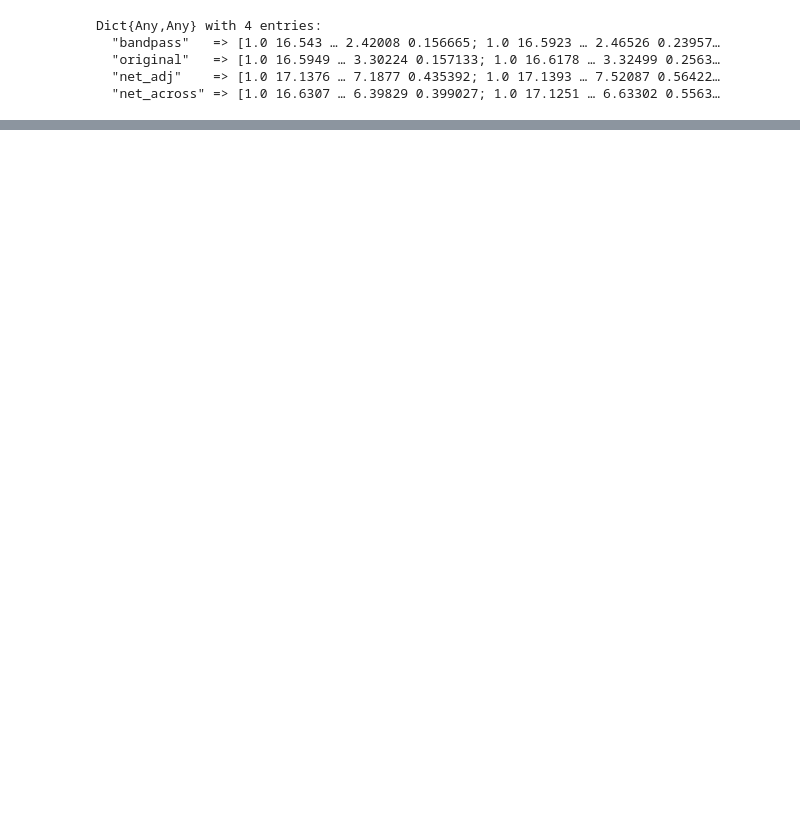
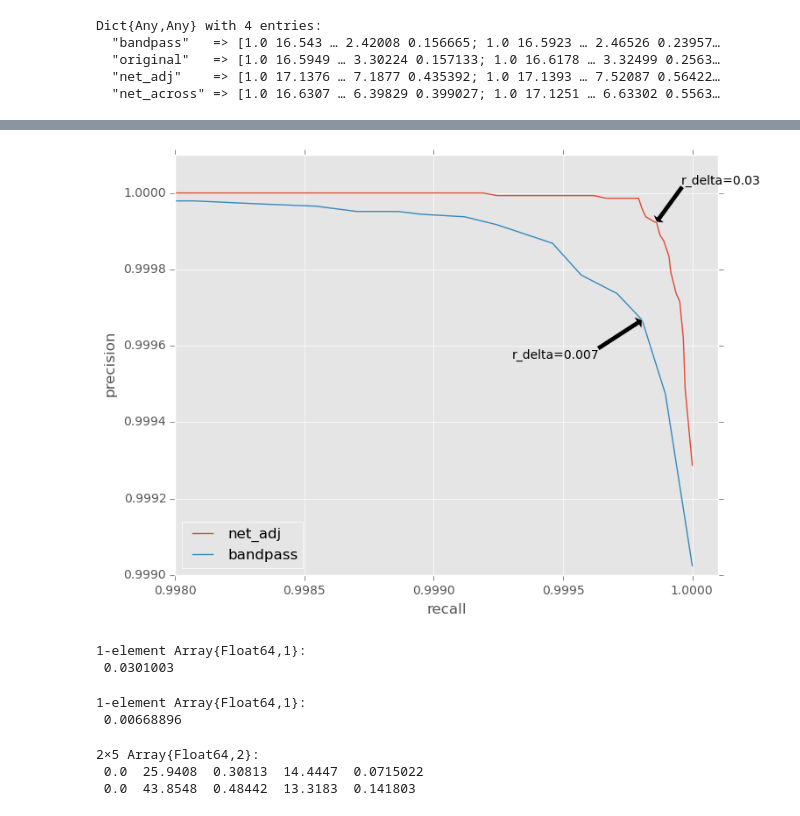
Before and after one commit to seung-lab/FilterFinder, a Jupyter notebook: notebooks/170517_tm_display_pr_curves.ipynb, the cells around one changed output, grey strips where cells are left out. Cells and saved outputs as stored; diff of their text form; code cells hidden in the pictures; blank space fills up the shorter version.

```diff
--- a/notebooks/170517_tm_display_pr_curves.ipynb
+++ b/notebooks/170517_tm_display_pr_curves.ipynb
@@ -51,0 +163,47 @@ function
+# %%
+x = collect(linspace(0,1,300))
+nar_f = standard_224["net_adj"][:,1]
+nar_d = standard_224["net_adj"][:,8]
+bpr_f = standard_224["bandpass"][:,1]
+bpr_d = standard_224["bandpass"][:,8]
+na_pr, na_re, na_f1 = compile_precision_recall(nar_f, nar_d, x)
+bp_pr, bp_re, bp_f1 = compile_precision_recall(bpr_f, bpr_d, x);
+# %%
+k = 80
+plot(na_re[1:k], na_pr[1:k], label="net_adj")
+plot(bp_re[1:k], bp_pr[1:k], label="bandpass")
+ax = gca()
+ax[:set_ylim]((0.9990,1.0001))
+ax[:set_xlim]((0.998,1.0001))
+xlabel("recall")
+ylabel("precision")
+legend(loc="best");
+annotate("r_delta=$(round(x[na_f1 .== maximum(na_f1)][1],3))",
+    xy=[na_re[na_f1 .== maximum(na_f1)];na_pr[na_f1 .== maximum(na_f1)]],
+    xytext=[na_re[na_f1 .== maximum(na_f1)]+0.0001;na_pr[na_f1 .== maximum(na_f1)]+0.0001],
+    xycoords="data",
+    arrowprops=Dict("facecolor"=>"black"))
+annotate("r_delta=$(round(x[bp_f1 .== maximum(bp_f1)][1],3))",
+    xy=[bp_re[bp_f1 .== maximum(bp_f1)];bp_pr[bp_f1 .== maximum(bp_f1)]],
+    xytext=[bp_re[bp_f1 .== maximum(bp_f1)]-0.0005;bp_pr[bp_f1 .== maximum(bp_f1)]-0.0001],
+    xycoords="data",
+    arrowprops=Dict("facecolor"=>"black"));
+# %% [output]
+[figure, added]
+# %%
+x[na_f1 .== maximum(na_f1)]
+# %% [output]
+1-element Array{Float64,1}:
+ 0.0301003
+# %%
+x[bp_f1 .== maximum(bp_f1)]
+# %% [output]
+1-element Array{Float64,1}:
+ 0.00668896
+# %%
+a = standard_224["net_adj"][standard_224["net_adj"][:,5] .> 0.06,:]
+a[a[:,1] .== 0, :]
+# %% [output]
+2×5 Array{Float64,2}:
+ 0.0  25.9408  0.30813  14.4447  0.0715022
+ 0.0  43.8548  0.48442  13.3183  0.141803
```
Also changed, not shown: parts of 12 cells of this notebook.
